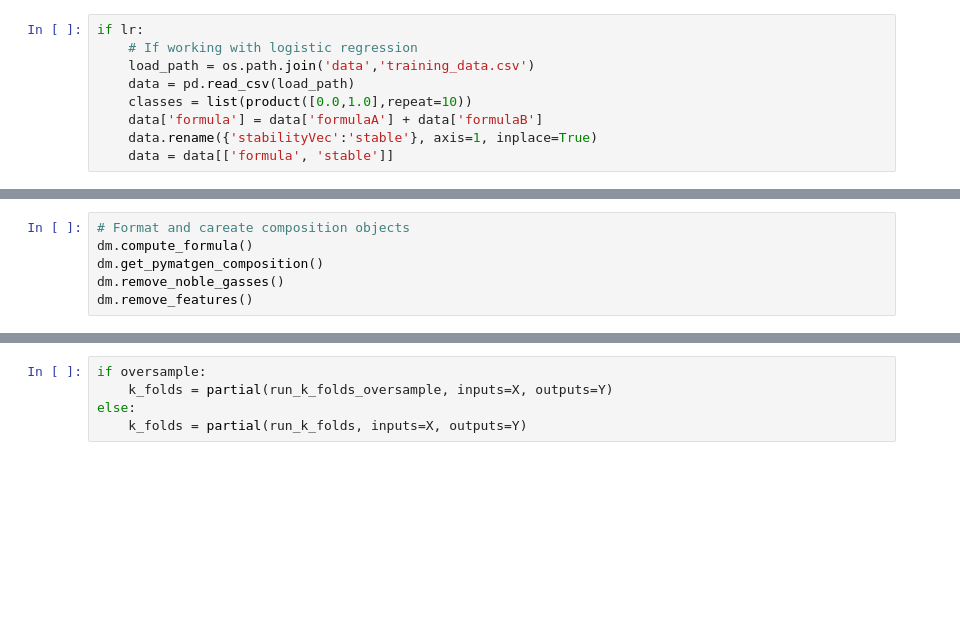
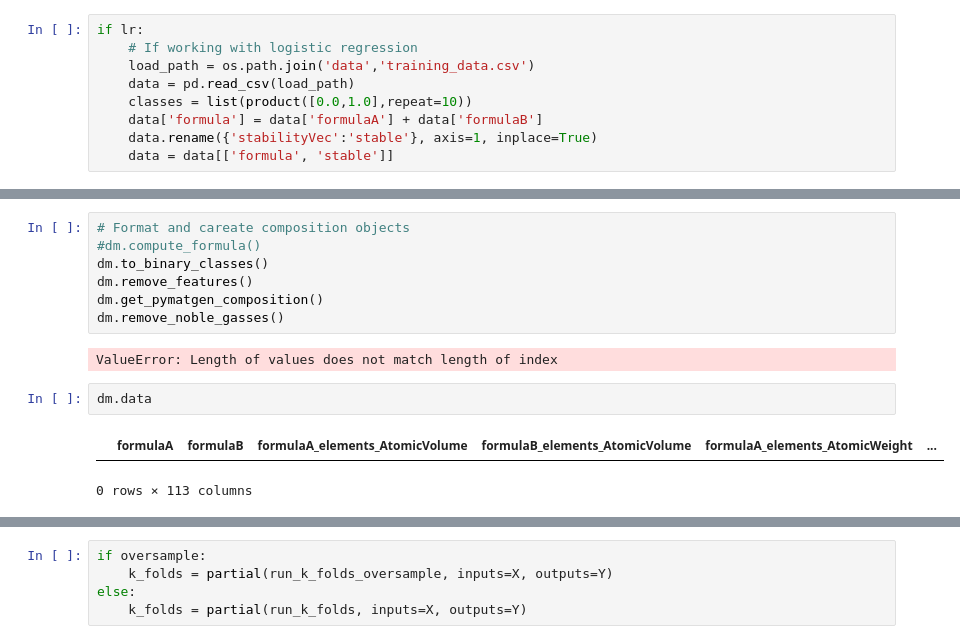
Before and after one commit to matSciMalcolm/dse-challenge, a Jupyter notebook: 4_evaluate_model.ipynb, the cells around one changed output, grey strips where cells are left out. Cells and saved outputs as stored; diff of their text form; blank space fills up the shorter version.

```diff
--- a/4_evaluate_model.ipynb
+++ b/4_evaluate_model.ipynb
@@ -142,8 +218,16 @@ dm.sample_data()
 # %%
 # Format and careate composition objects
-dm.compute_formula()
+#dm.compute_formula()
+dm.to_binary_classes()
+dm.remove_features()
 dm.get_pymatgen_composition()
 dm.remove_noble_gasses()
-dm.remove_features()
+# %% [output]
+ValueError: Length of values does not match length of index
+# %%
+dm.data
+# %% [output]
+|  | formulaA | formulaB | formulaA_elements_AtomicVolume | formulaB_elements_AtomicVolume | formulaA_elements_AtomicWeight | ... |
+0 rows × 113 columns
 # %%
 from typing import List
```
Also changed, not shown: parts of 12 cells of this notebook, 1 other file.
